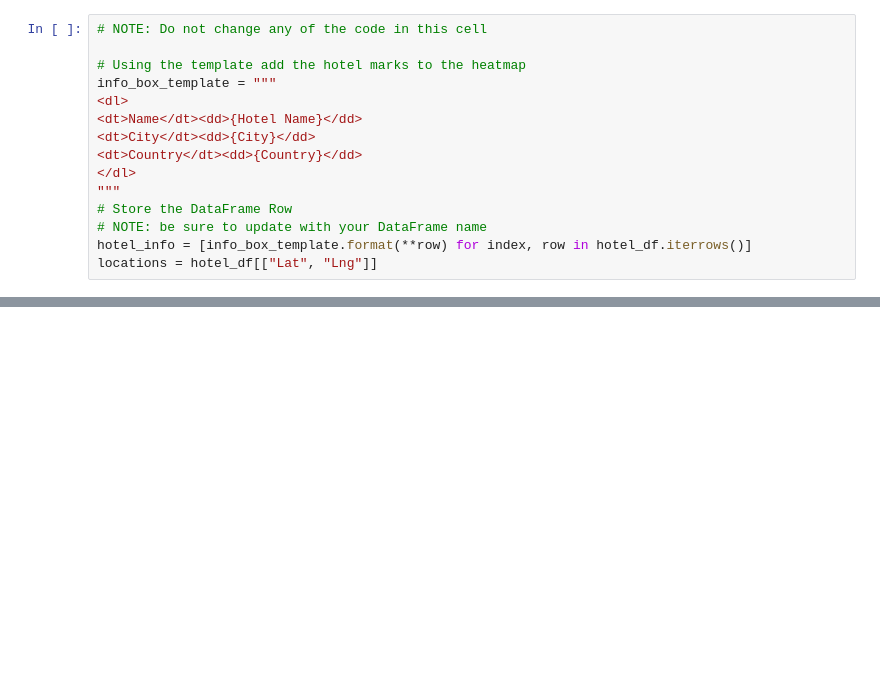
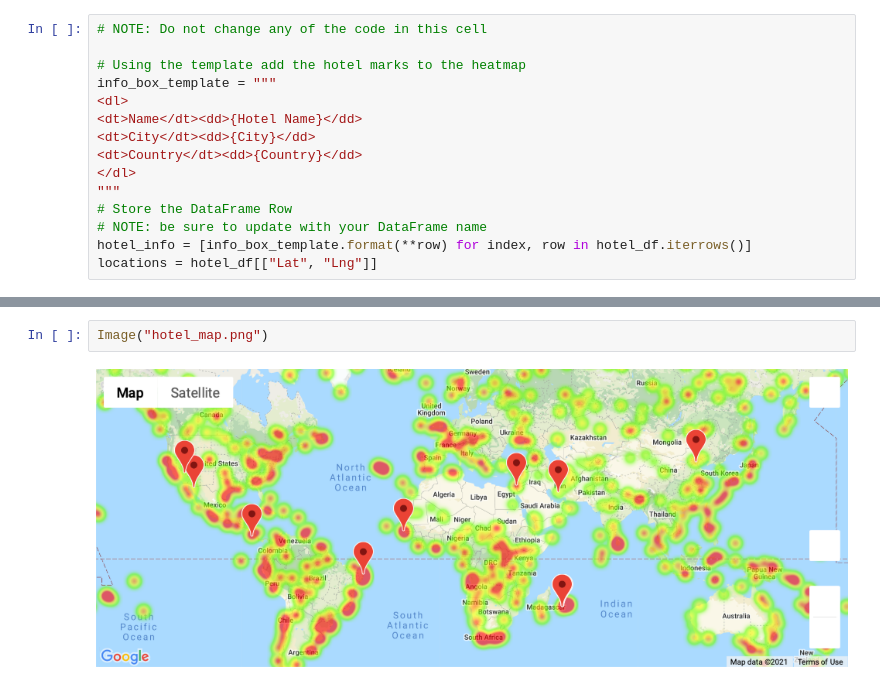
Before and after one commit to bay0624/python-api-challenge, a Jupyter notebook: VacationPy/VacationPy.ipynb, the cells around one changed output, grey strips where cells are left out. Saved outputs shown, nothing was run; the diff lists cells and outputs as text; blank space fills up the shorter version.

```diff
--- a/VacationPy/VacationPy.ipynb
+++ b/VacationPy/VacationPy.ipynb
@@ -222,3 +229,7 @@ fig.add_layer(hotel_markers)
 fig
 # %% [output]
 [interactive output not drawn]
+# %%
+Image("hotel_map.png")
+# %% [output]
+[figure, added]
```
Also changed, not shown: parts of 6 cells of this notebook.
